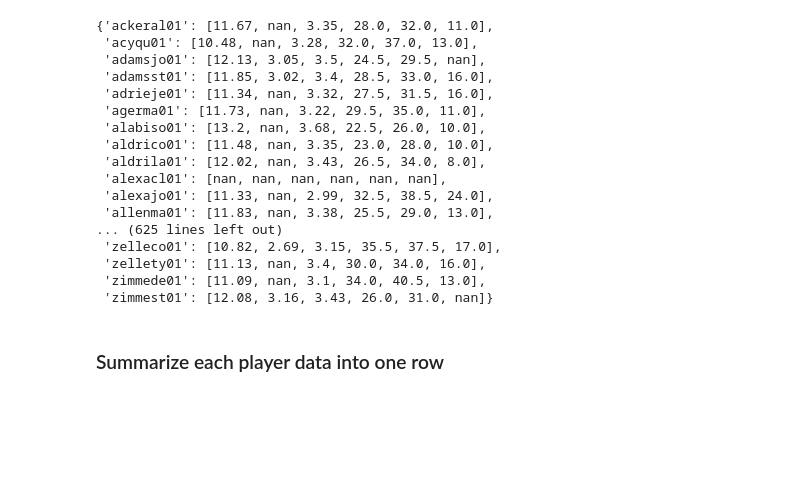
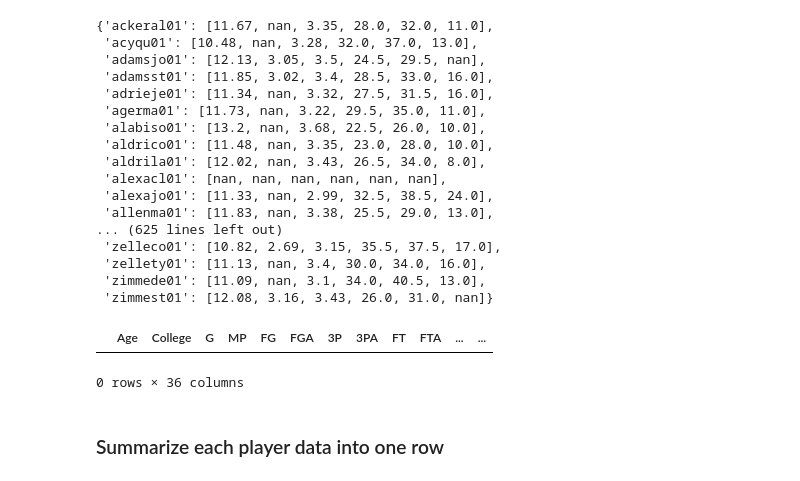
Before and after one commit to nitu0317/Data-X_Project, a Jupyter notebook: scrape_and_clean_college_2248.ipynb, the cells around one changed output. Saved outputs shown, nothing was run; the diff lists cells and outputs as text; code cells hidden in the pictures; blank space fills up the shorter version.

```diff
--- a/scrape_and_clean_college_2248.ipynb
+++ b/scrape_and_clean_college_2248.ipynb
@@ -479,6 +463,11 @@ for name in college_clean['Name'].unique():
     if name in player_measurement:
         idx = college_clean[college_clean['Name'] == name].index.tolist()
         college_clean.loc[idx, ['LAT', 'SR', 'TQS', 'SVL', 'MVL', 'MBP']] = player_measurement[name]
+# %%
+college_clean[(college_clean['Name']=='millspa02')]
+# %% [output]
+|  | Age | College | G | MP | FG | FGA | 3P | 3PA | FT | FTA | ... | ... |
+0 rows × 36 columns
 # %% [markdown]
 ### Summarize each player data into one row
 # %%
```
Also changed, not shown: parts of 28 cells of this notebook, 2 other files.
